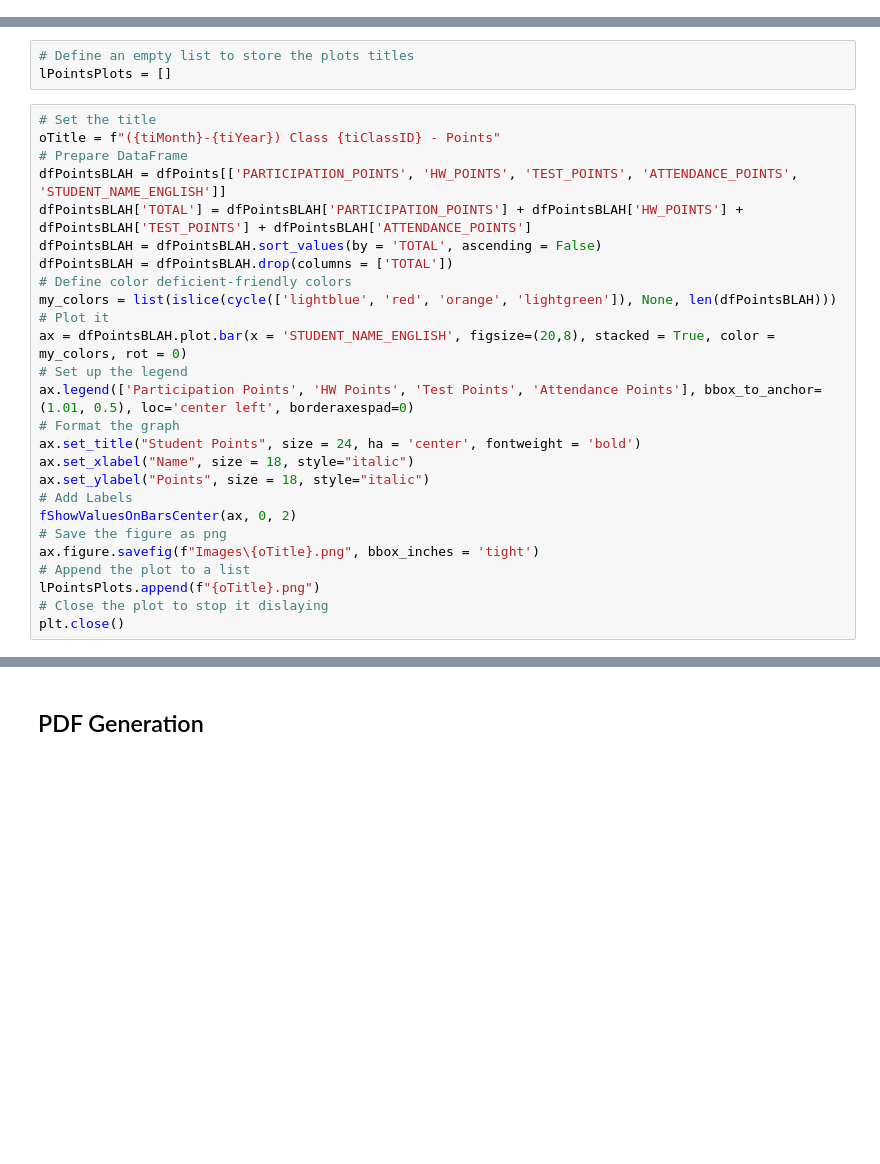
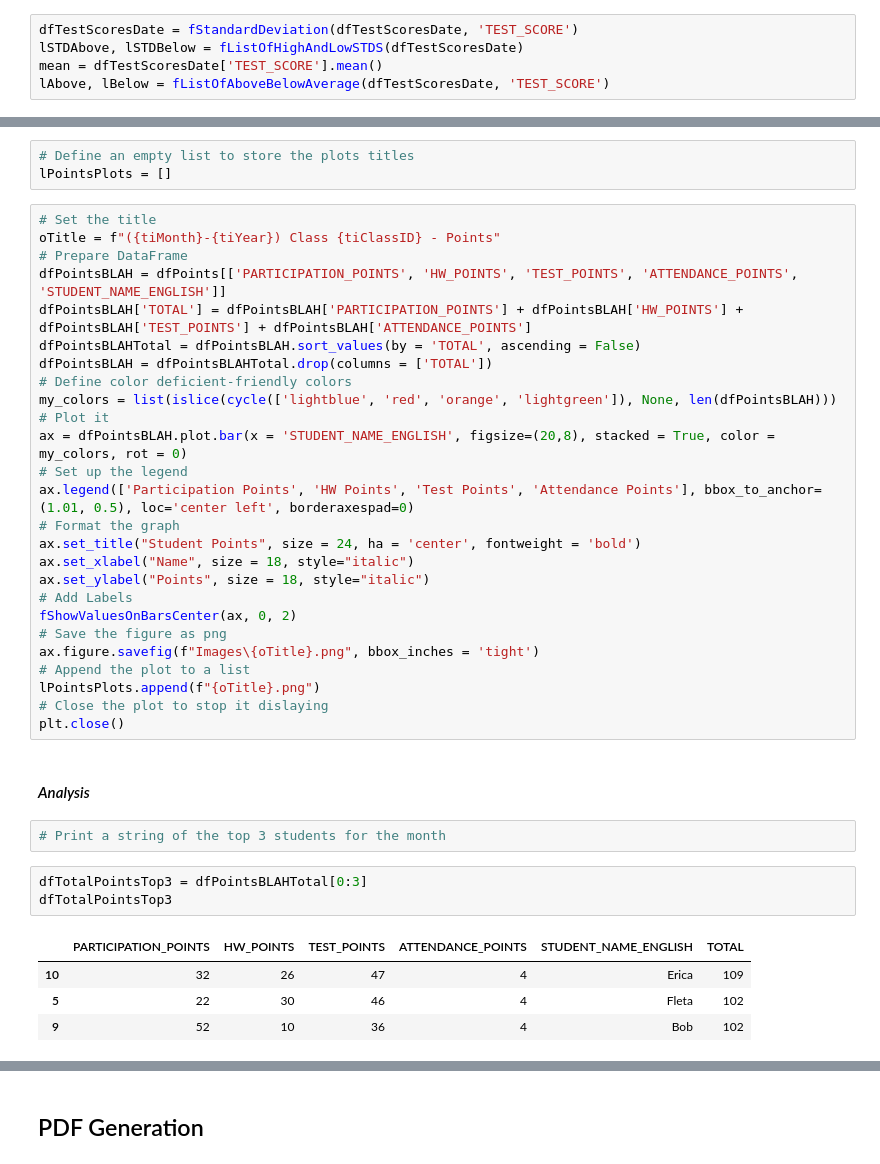
Before and after one commit to mikitz/china-students, a Jupyter notebook: (Teacher) [Monthly] Single Class Report.ipynb, the cells around one changed output, grey strips where cells are left out. Saved outputs shown, nothing was run; the diff lists cells and outputs as text; blank space fills up the shorter version.

Commit message:
automated analysis for Test Scores & Points

```diff
--- a/(Teacher) [Monthly] Single Class Report.ipynb
+++ b/(Teacher) [Monthly] Single Class Report.ipynb
@@ -247,0 +322,5 @@ plt.close()
+# %%
+dfTestScoresDate = fStandardDeviation(dfTestScoresDate, 'TEST_SCORE')
+lSTDAbove, lSTDBelow = fListOfHighAndLowSTDS(dfTestScoresDate)
+mean = dfTestScoresDate['TEST_SCORE'].mean()
+lAbove, lBelow = fListOfAboveBelowAverage(dfTestScoresDate, 'TEST_SCORE')
@@ -793,8 +910,8 @@ oTitle = f"({tiMonth}-{tiYear}) Class {tiClassID} - Points"
 # Prepare DataFrame
 dfPointsBLAH = dfPoints[['PARTICIPATION_POINTS', 'HW_POINTS', 'TEST_POINTS', 'ATTENDANCE_POINTS', 'STUDENT_NAME_ENGLISH']]
 dfPointsBLAH['TOTAL'] = dfPointsBLAH['PARTICIPATION_POINTS'] + dfPointsBLAH['HW_POINTS'] + dfPointsBLAH['TEST_POINTS'] + dfPointsBLAH['ATTENDANCE_POINTS']
-dfPointsBLAH = dfPointsBLAH.sort_values(by = 'TOTAL', ascending = False)
-dfPointsBLAH = dfPointsBLAH.drop(columns = ['TOTAL'])
+dfPointsBLAHTotal = dfPointsBLAH.sort_values(by = 'TOTAL', ascending = False)
+dfPointsBLAH = dfPointsBLAHTotal.drop(columns = ['TOTAL'])
 # Define color deficient-friendly colors
 my_colors = list(islice(cycle(['lightblue', 'red', 'orange', 'lightgreen']), None, len(dfPointsBLAH)))
 # Plot it
@@ -813,3 +930,15 @@ ax.figure.savefig(f"Images\{oTitle}.png", bbox_inches = 'tight')
 lPointsPlots.append(f"{oTitle}.png")
 # Close the plot to stop it dislaying
 plt.close()
+# %% [markdown]
+#### *Analysis*
+# %%
+# Print a string of the top 3 students for the month
+# %%
+dfTotalPointsTop3 = dfPointsBLAHTotal[0:3]
+dfTotalPointsTop3
+# %% [output]
+|  | PARTICIPATION_POINTS | HW_POINTS | TEST_POINTS | ATTENDANCE_POINTS | STUDENT_NAME_ENGLISH | TOTAL |
+| 10 | 32 | 26 | 47 | 4 | Erica | 109 |
+| 5 | 22 | 30 | 46 | 4 | Fleta | 102 |
+| 9 | 52 | 10 | 36 | 4 | Bob | 102 |
```
Also changed, not shown: parts of 8 cells of this notebook, 21 other files.
